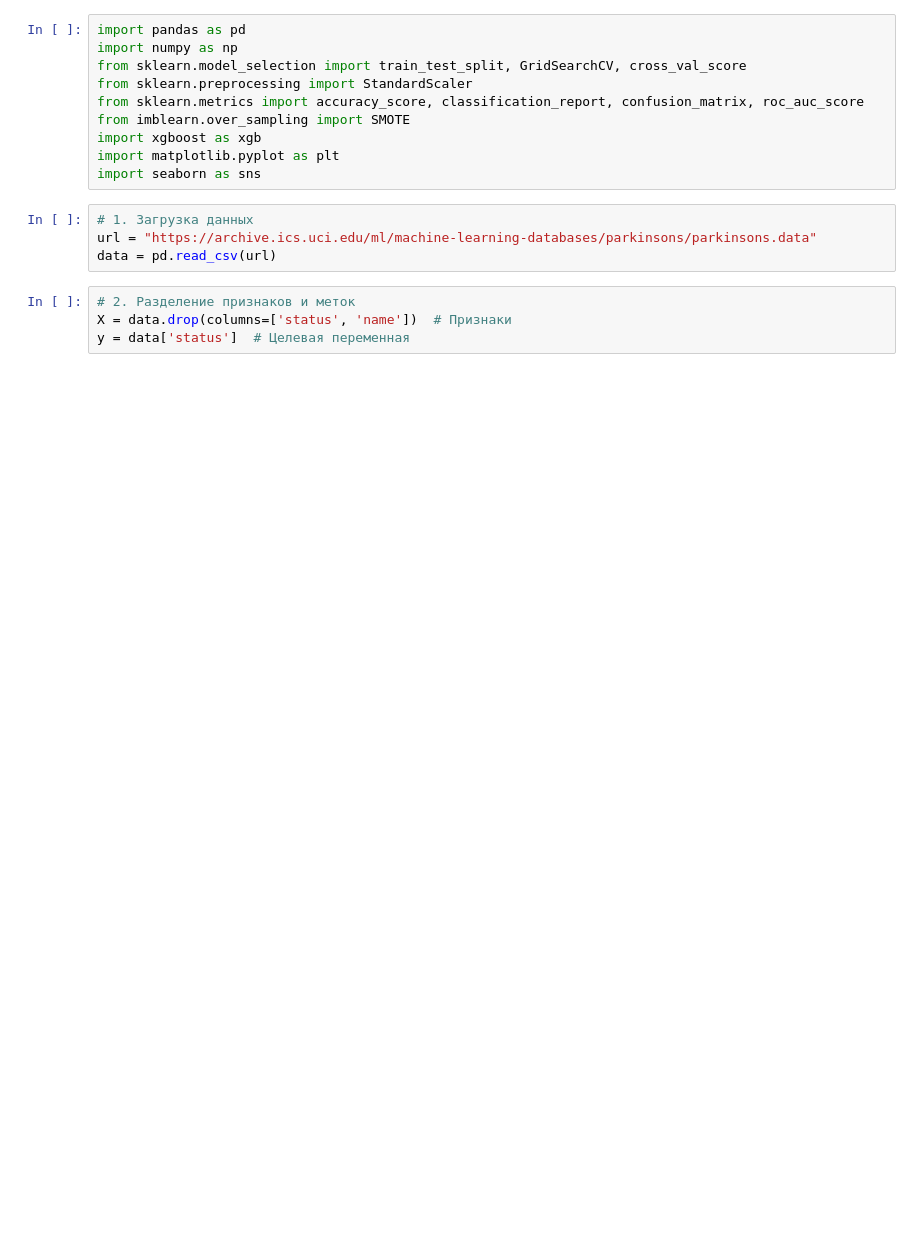
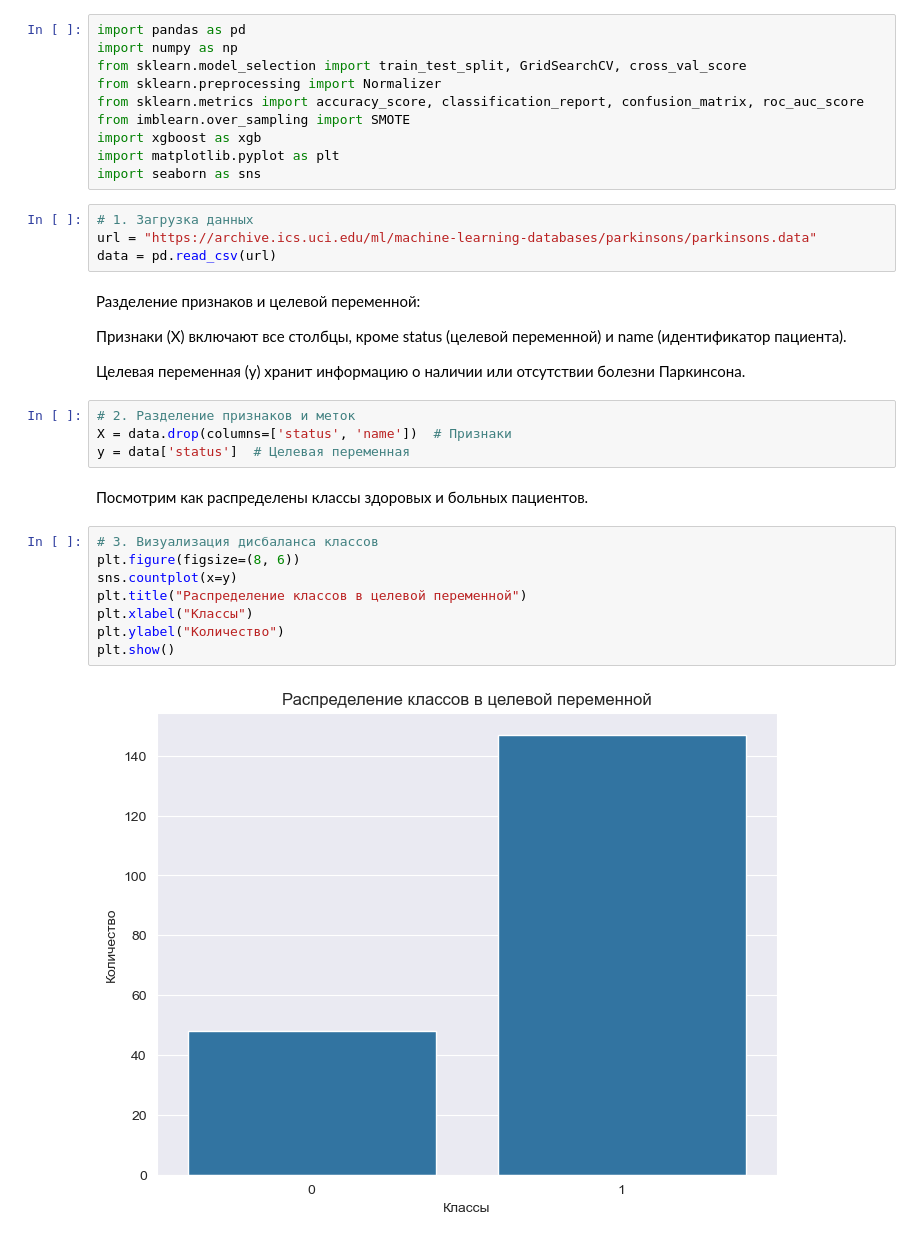
Before and after one commit to M33RR3Y/M33RR3Y, a Jupyter notebook: Обнаружение болезни паркинсона с помощью XGBoost.ipynb, the cells around one changed output. Drawn from its saved outputs; the diff is of its cells as text; blank space fills up the shorter version.

```diff
--- a/Обнаружение болезни паркинсона с помощью XGBoost.ipynb
+++ b/Обнаружение болезни паркинсона с помощью XGBoost.ipynb
@@ -8,7 +14,7 @@
 import pandas as pd
 import numpy as np
 from sklearn.model_selection import train_test_split, GridSearchCV, cross_val_score
-from sklearn.preprocessing import StandardScaler
+from sklearn.preprocessing import Normalizer
 from sklearn.metrics import accuracy_score, classification_report, confusion_matrix, roc_auc_score
 from imblearn.over_sampling import SMOTE
 import xgboost as xgb
@@ -18,8 +24,26 @@ import seaborn as sns
 # 1. Загрузка данных
 url = "https://archive.ics.uci.edu/ml/machine-learning-databases/parkinsons/parkinsons.data"
 data = pd.read_csv(url)
+# %% [markdown]
+Разделение признаков и целевой переменной:
+
+Признаки (X) включают все столбцы, кроме status (целевой переменной) и name (идентификатор пациента).
+
+Целевая переменная (y) хранит информацию о наличии или отсутствии болезни Паркинсона.
 # %%
 # 2. Разделение признаков и меток
 X = data.drop(columns=['status', 'name'])  # Признаки
 y = data['status']  # Целевая переменная
+# %% [markdown]
+Посмотрим как распределены классы здоровых и больных пациентов.
+# %%
+# 3. Визуализация дисбаланса классов
+plt.figure(figsize=(8, 6))
+sns.countplot(x=y)
+plt.title("Распределение классов в целевой переменной")
+plt.xlabel("Классы")
+plt.ylabel("Количество")
+plt.show()
+# %% [output]
+[figure, added]
 # %%
```
Also changed, not shown: parts of 21 cells of this notebook, 1 other file.
